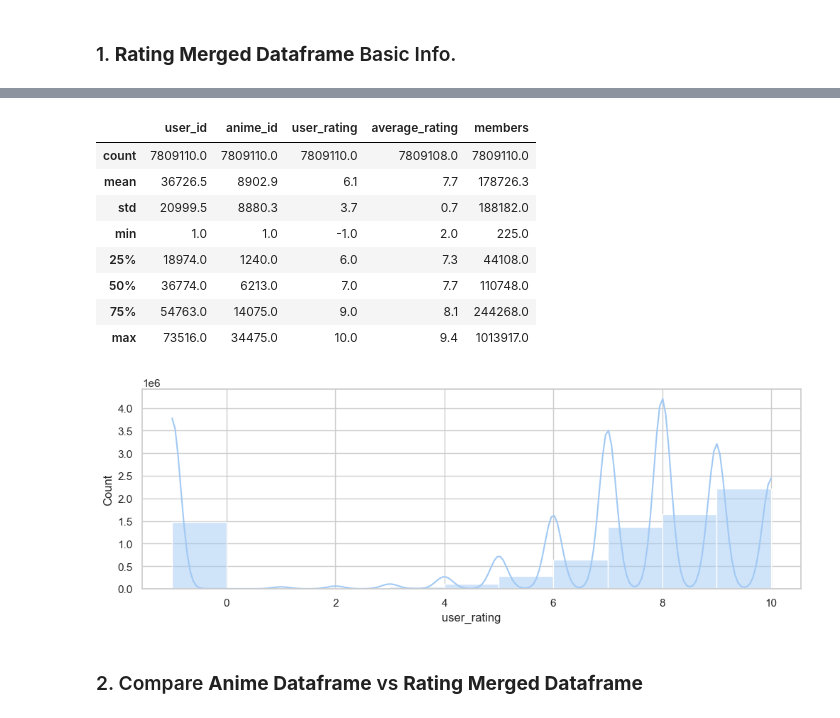
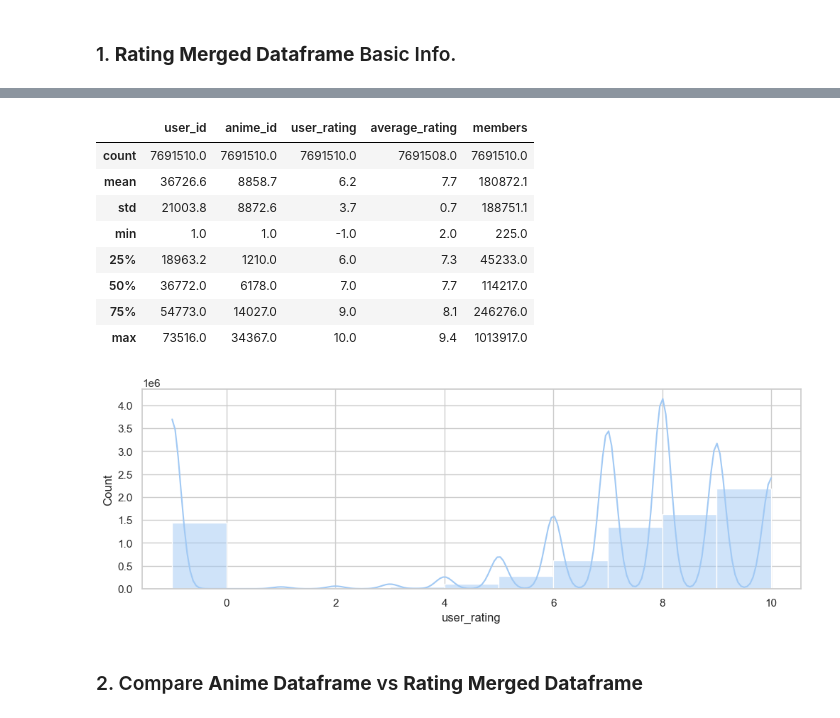
Before and after one commit to phukphoom/anime-recommander-system, a Jupyter notebook: AnimeRecommenderSystem/anime3.ipynb, the cells around one changed output, grey strips where cells are left out. Saved outputs shown, nothing was run; the diff lists cells and outputs as text; code cells hidden in the pictures.

```diff
--- a/AnimeRecommenderSystem/anime3.ipynb
+++ b/AnimeRecommenderSystem/anime3.ipynb
@@ -265,5 +203,5 @@ In Anime DataFrame, drop all anime types except `TV` and `Movie`
 # %%
-type_except_list = ["TV", 'Movie', "OVA", "Special", "ONA", "Music"] # FIXME: TUNING ME!!!
+type_except_list = ["TV", 'Movie', "OVA", "Special"] # FIXME : TUNING ME!!!
 
 print(f"{PRINT_COLOR_CODE.FAIL}drop all anime types except {PRINT_COLOR_CODE.GREEN}{type_except_list}{PRINT_COLOR_CODE.ENDC}")
 
@@ -374,20 +312,20 @@ List of columns that contain NaN values : ['genre', 'average_rating']
 # %%
 fig, axs = plt.subplots(ncols=1, figsize=CONFIG.PLT_FIG_SIZE)
 fig.tight_layout(pad=5.0)
 
-sns.histplot(rating_merged_df, x='user_rating', kde=True, binrange=[-1, 10], binwidth=1, ax=axs)
+sns.histplot(rating_merged_df, x='user_rating', kde=True, binwidth=1, binrange=[-1, 10], ax=axs)
 
 rating_merged_df.describe().apply(lambda s: s.apply('{0:.1f}'.format))
 # %% [output]
 |  | user_id | anime_id | user_rating | average_rating | members |
-| count | 7809110.0 | 7809110.0 | 7809110.0 | 7809108.0 | 7809110.0 |
-| mean | 36726.5 | 8902.9 | 6.1 | 7.7 | 178726.3 |
-| std | 20999.5 | 8880.3 | 3.7 | 0.7 | 188182.0 |
+| count | 7691510.0 | 7691510.0 | 7691510.0 | 7691508.0 | 7691510.0 |
+| mean | 36726.6 | 8858.7 | 6.2 | 7.7 | 180872.1 |
+| std | 21003.8 | 8872.6 | 3.7 | 0.7 | 188751.1 |
 | min | 1.0 | 1.0 | -1.0 | 2.0 | 225.0 |
-| 25% | 18974.0 | 1240.0 | 6.0 | 7.3 | 44108.0 |
-| 50% | 36774.0 | 6213.0 | 7.0 | 7.7 | 110748.0 |
-| 75% | 54763.0 | 14075.0 | 9.0 | 8.1 | 244268.0 |
-| max | 73516.0 | 34475.0 | 10.0 | 9.4 | 1013917.0 |
+| 25% | 18963.2 | 1210.0 | 6.0 | 7.3 | 45233.0 |
+| 50% | 36772.0 | 6178.0 | 7.0 | 7.7 | 114217.0 |
+| 75% | 54773.0 | 14027.0 | 9.0 | 8.1 | 246276.0 |
+| max | 73516.0 | 34367.0 | 10.0 | 9.4 | 1013917.0 |
 [figure]
 # %% [markdown]
 ### 2. Compare **Anime Dataframe** vs **Rating Merged Dataframe**
```
Also changed, not shown: parts of 38 cells of this notebook, 3 other files.
